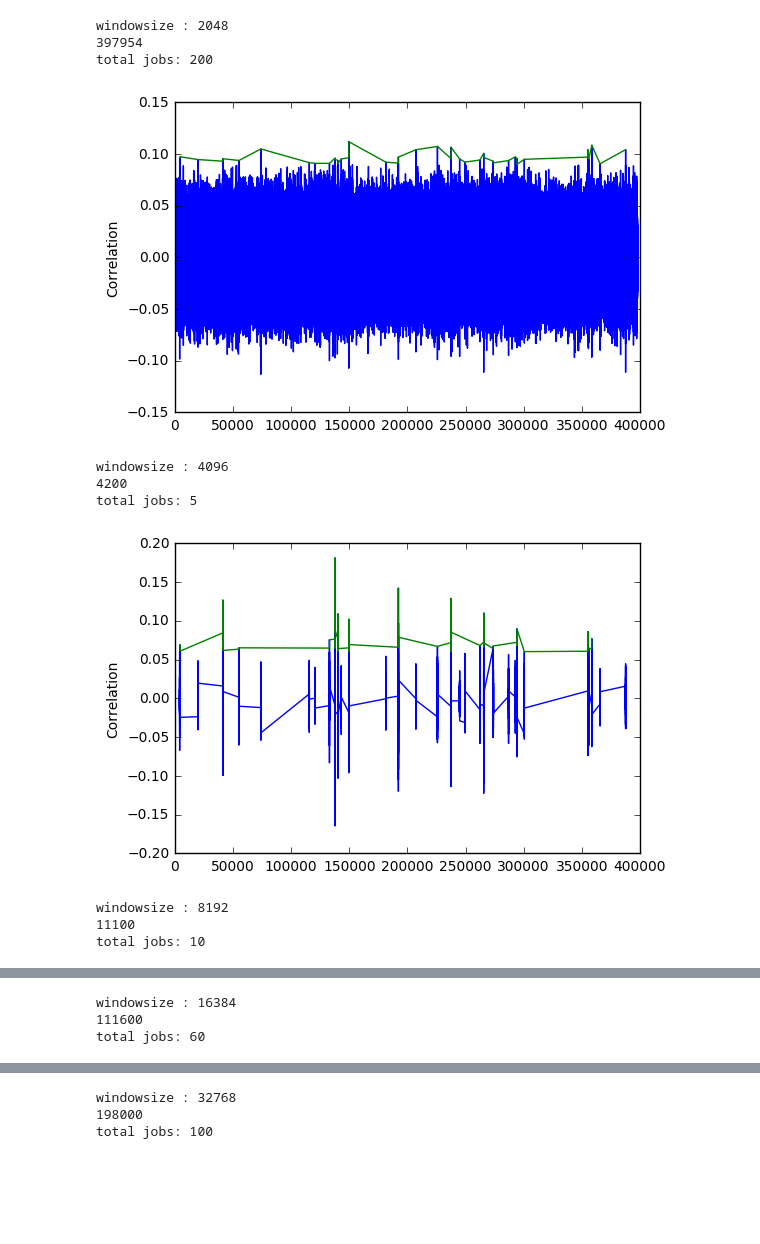
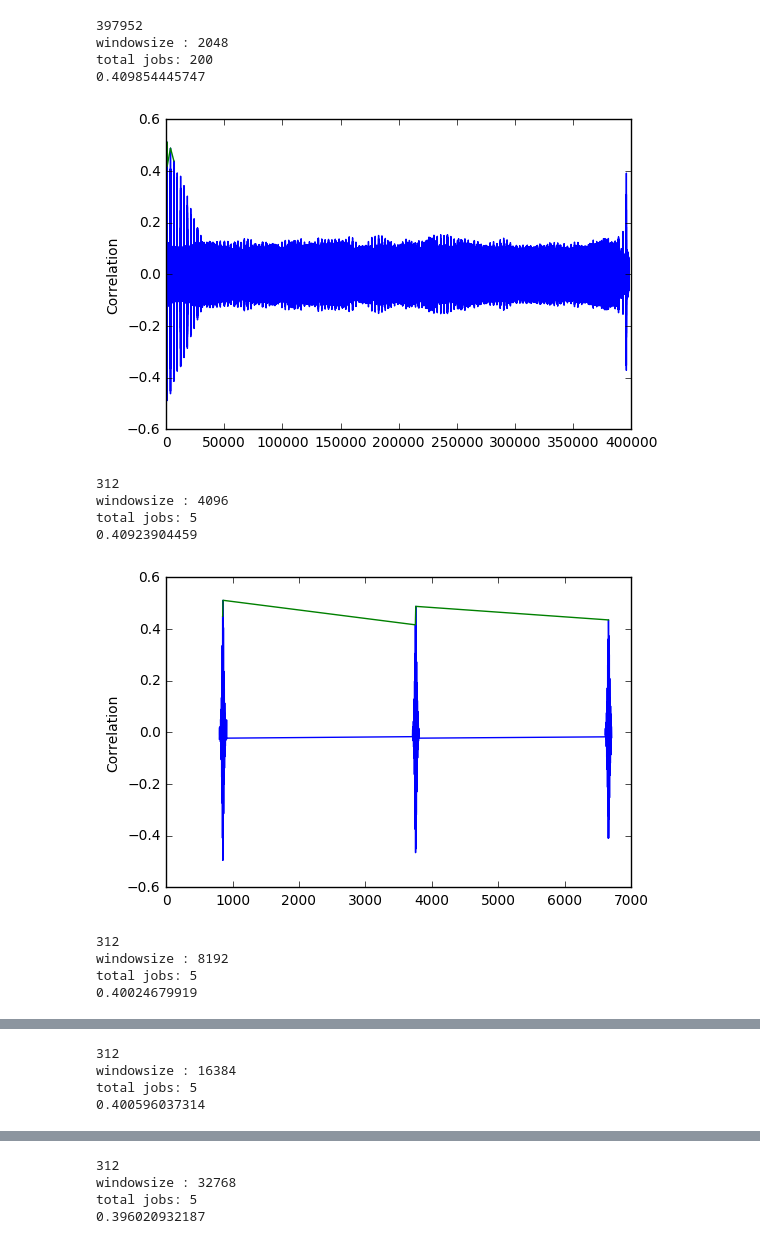
Before and after one commit to abhisheietk/correlate, a Jupyter notebook: Untitled4.ipynb, the cells around one changed output, grey strips where cells are left out. Drawn from its saved outputs; the diff is of its cells as text; code cells hidden in the pictures; blank space fills up the shorter version.

```diff
--- a/Untitled4.ipynb
+++ b/Untitled4.ipynb
@@ -25,7 +25,8 @@ def filterDC(data, freq = 10):
     return irfft(f_data)
 # %%
 master = np.genfromtxt(
-    'C13-7.300000.csv',           # file name
+    #'C13-7.300000.csv',           # file name
+    '18nov16tx30ma-30ma4-7p9.csv',
     skip_header=5,          # lines to skip at the top
     skip_footer=0,          # lines to skip at the bottom
     delimiter=',',          # column delimiter
@@ -34,7 +35,8 @@ master = np.genfromtxt(
     usecols = (0,1),    # columns to read
     names=['Time', ',Ampl'])     # column names
 slave = np.genfromtxt(
-    'C23-7.300000.csv',           # file name
+    #'C23-7.300000.csv',           # file name
+    '18nov16rx30ma-30ma4-7p9.csv',
     skip_header=5,          # lines to skip at the top
     skip_footer=0,          # lines to skip at the bottom
     delimiter=',',          # column delimiter
@@ -136,30 +138,37 @@ def filter_interest(corr, sweep, thld):
     plt.plot(smoothed_sweep, newcorr)
     plt.ylabel('Correlation')
     plt.show()
-    return np.array(newsweep)
+    return np.array(sorted(list(set(newsweep))))
+# %%
+a = MData[:400000]
+b = SData[:400000]
+thld = [0.09, 0.06, 0.035, 0.001, 0.001, 0.001, 0.001]
+#block = np.array(range(0, int(len(b)/windowsize)), dtype=np.int)
 # %%
-a = MData[:]
-b = SData[:]
-thld = [0.09, 0.06, 0.001, 0.001, 0.001, 0.001, 0.001]
-#block = np.array(range(0, int(len(b)/windowsize)), dtype=np.int)
 windowsize0 = 2*1024
 block = np.array(range(0, 5), dtype=np.int)
 sweep = np.array(range(len(a)-windowsize0), dtype=np.int)
+i = 0
 for i in range(7):
+    print(len(sweep))
     windowsize = windowsize0*(2**i)
     print('windowsize :', windowsize)
-    print(len(sweep))
     corr = correlate(a, b, windowsize, block, sweep)
-    sweep = filter_interest(corr, sweep, thld[i])
+    thld = max(corr)*80/100
+    print(thld)
+    sweep = filter_interest(corr, sweep, thld)
 # %% [output]
+397952
 windowsize : 2048
-397954
 total jobs: 200
+0.409854445747
-[figure, old version]
+[figure, new version]
+312
 windowsize : 4096
-4200
 total jobs: 5
+0.40923904459
-[figure, old version]
+[figure, new version]
+312
 windowsize : 8192
-11100
-total jobs: 10
+total jobs: 5
+0.40024679919
@@ -167,3 +176,4 @@ total jobs: 10
+312
 windowsize : 16384
-111600
-total jobs: 60
+total jobs: 5
+0.400596037314
@@ -171,3 +181,4 @@ total jobs: 60
+312
 windowsize : 32768
-198000
-total jobs: 100
+total jobs: 5
+0.396020932187
```
Also changed, not shown: parts of 15 cells of this notebook.
